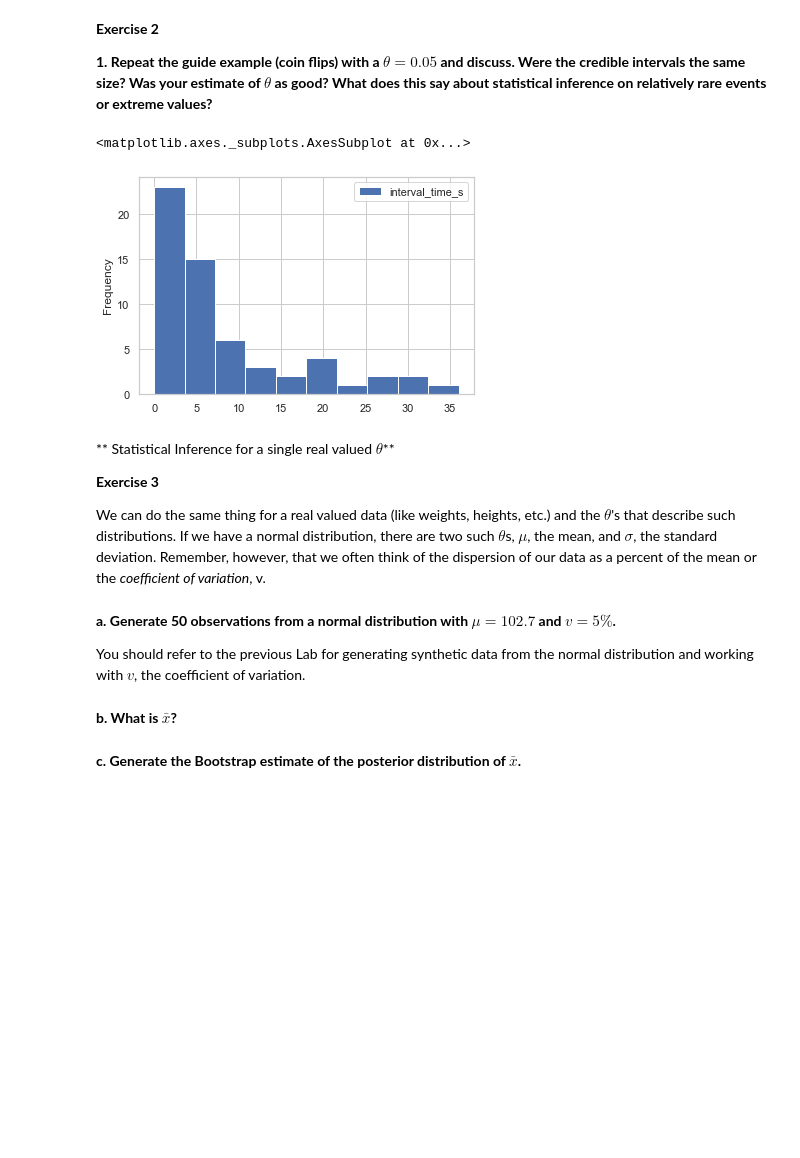
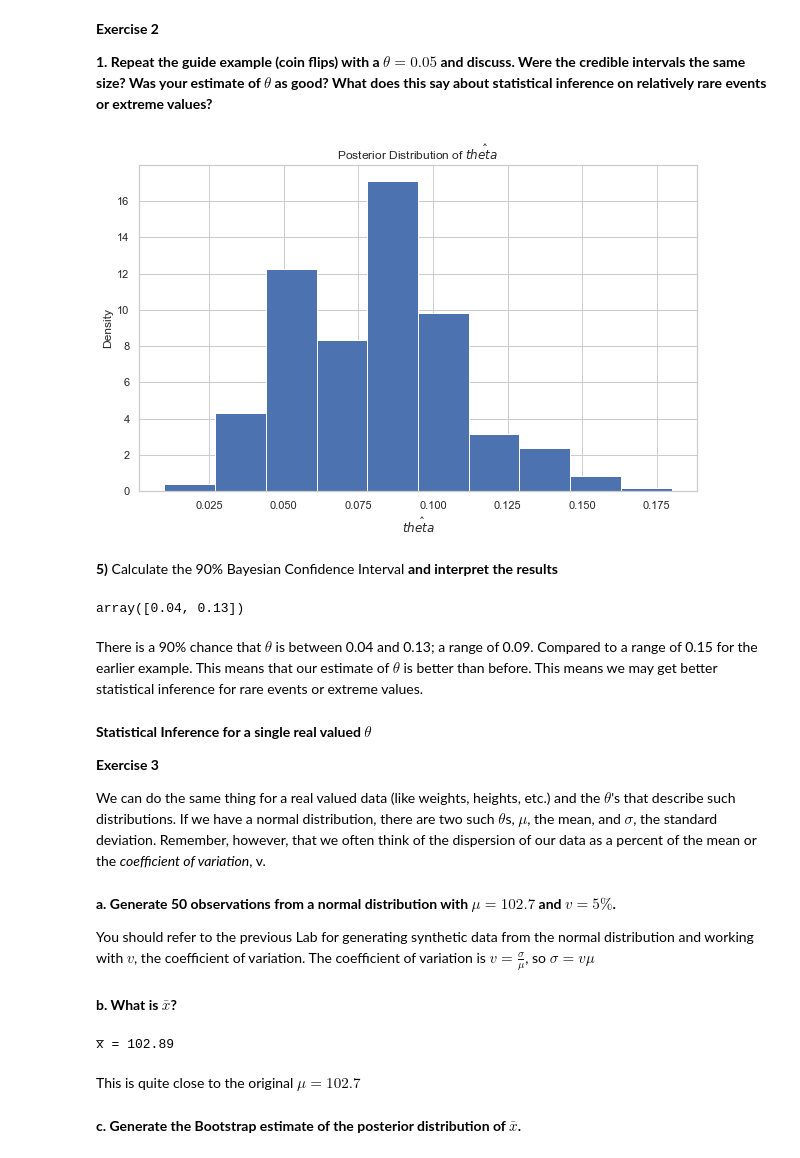
Before and after one commit to natemcintosh/en_685_648_data_science, a Jupyter notebook: 7_module/lab/nmcinto2.ipynb, the cells around one changed output. Saved outputs shown, nothing was run; the diff lists cells and outputs as text; code cells hidden in the pictures; blank space fills up the shorter version.

```diff
--- a/7_module/lab/nmcinto2.ipynb
+++ b/7_module/lab/nmcinto2.ipynb
@@ -269,12 +268,35 @@ np.random.seed([87928356])
-# %%
-import pandas as pd
-df = pd.read_csv("/Users/mcintna1/Documents/Masters/en_685_648_data_science/7_module/discussion/arrival_times.csv")
-df.plot.hist()
-# %% [output]
-<matplotlib.axes._subplots.AxesSubplot at 0x...>
-[figure, removed]
+# %%
+np.random.seed([87928356])
+
+θ = 0.05
+coin_flips = np.random.choice([1, 0], size = (100,), p = [θ, 1-θ])
+# %%
+bootstrapped_coin = bootstrap_sample(coin_flips, f=np.mean, n=1_000)
+# %%
+figure = plt.figure(figsize=(10, 6)) # first element is width, second is height.
+
+axes = figure.add_subplot(1, 1, 1)
+
+# axes.hist( posterior, normed=True)
+axes.hist( bootstrapped_coin, density = True)
+axes.set_ylabel( "Density")
+axes.set_xlabel( "$\hat{theta}$")
+axes.set_title( "Posterior Distribution of $\hat{theta}$")
+
+plt.show()
+plt.close()
+# %% [output]
+[figure, added]
+# %% [markdown]
+**5)** Calculate the 90% Bayesian Confidence Interval **and interpret the results**
+# %%
+stats.mstats.mquantiles(bootstrapped_coin, prob=[0.05, 0.95])
+# %% [output]
+array([0.04, 0.13])
+# %% [markdown]
+There is a 90% chance that $\theta$ is between 0.04 and 0.13; a range of 0.09. Compared to a range of 0.15 for the earlier example. This means that our estimate of $\theta$ is better than before. This means we may get better statistical inference for rare events or extreme values.
 # %% [markdown]
-** Statistical Inference for a single real valued $\theta$**
+**Statistical Inference for a single real valued $\theta$**
 
 **Exercise 3**
 
@@ -282,4 +304,4 @@ We can do the same thing for a real valued data (like weights, heights, etc.) an
 # %% [markdown]
 **a\. Generate 50 observations from a normal distribution with $\mu=102.7$ and $v=5\%$.**
 
-You should refer to the previous Lab for generating synthetic data from the normal distribution and working with $v$, the coefficient of variation.
+You should refer to the previous Lab for generating synthetic data from the normal distribution and working with $v$, the coefficient of variation. The coefficient of variation is $v = \frac{\sigma}{\mu}$, so $\sigma = v \mu$
@@ -288,4 +314,10 @@ np.random.seed([2386431651])
 # %% [markdown]
 **b. What is $\bar{x}$?**
+# %%
+print(f"x̅ = {norm_sample.mean():.2f}")
+# %% [output]
+x̅ = 102.89
+# %% [markdown]
+This is quite close to the original $\mu = 102.7$
 # %% [markdown]
 **c. Generate the Bootstrap estimate of the posterior distribution of $\bar{x}$.**
```
Also changed, not shown: parts of 11 cells of this notebook, 3 other files.
